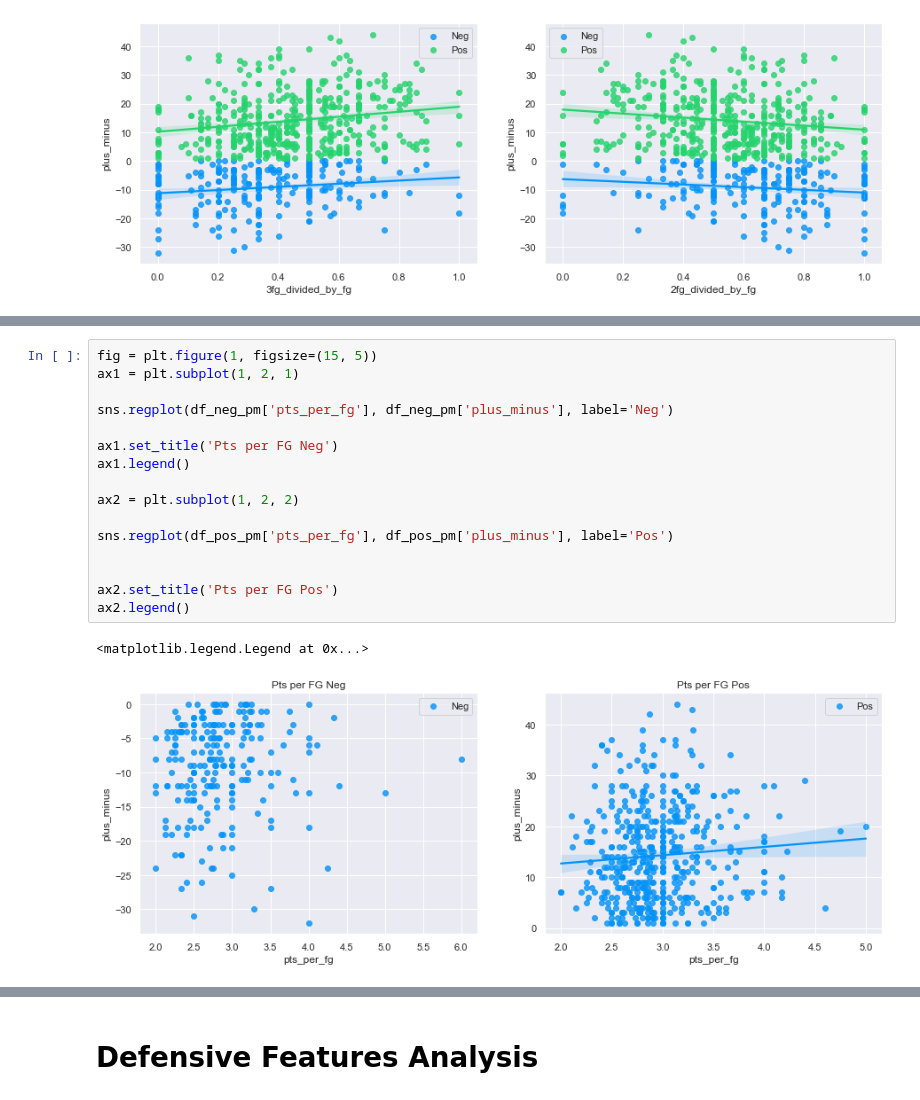
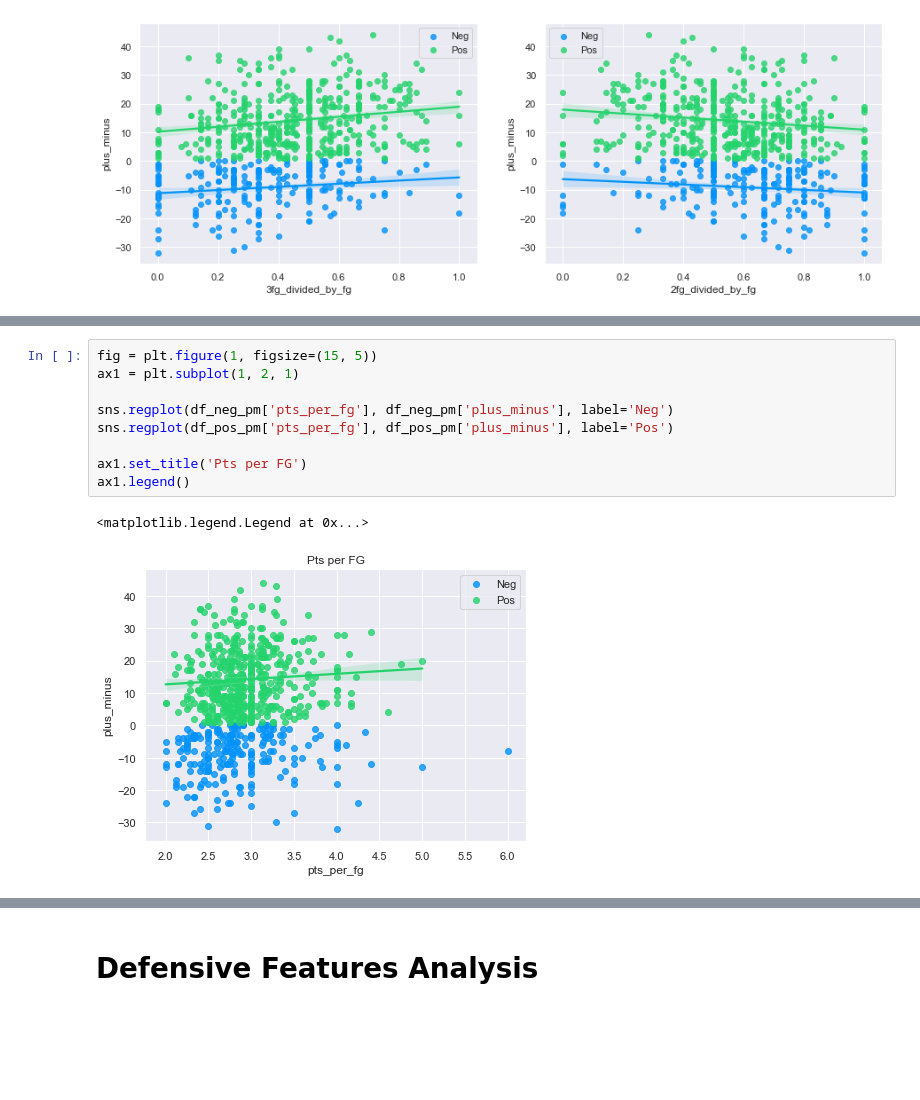
Before and after one commit to sahilkamboj3/StephenCurryMLEfficiencyPredictor, a Jupyter notebook: Game Data Visualization.ipynb, the cells around one changed output, grey strips where cells are left out. Saved outputs shown, nothing was run; the diff lists cells and outputs as text; blank space fills up the shorter version.

```diff
--- a/Game Data Visualization.ipynb
+++ b/Game Data Visualization.ipynb
@@ -288,22 +233,15 @@ See the caveats in the documentation: http://pandas.pydata.org/pandas-docs/stabl
 # %%
 fig = plt.figure(1, figsize=(15, 5))
 ax1 = plt.subplot(1, 2, 1)
 
 sns.regplot(df_neg_pm['pts_per_fg'], df_neg_pm['plus_minus'], label='Neg')
-
-ax1.set_title('Pts per FG Neg')
-ax1.legend()
-
-ax2 = plt.subplot(1, 2, 2)
-
 sns.regplot(df_pos_pm['pts_per_fg'], df_pos_pm['plus_minus'], label='Pos')
 
-
-ax2.set_title('Pts per FG Pos')
-ax2.legend()
+ax1.set_title('Pts per FG')
+ax1.legend()
 # %% [output]
 <matplotlib.legend.Legend at 0x...>
-[figure, old version]
+[figure, new version]
 # %%
 df_neg_pm['FT+FG3'] = df_neg_pm['ft'] + df_neg_pm['fg3']
 df_pos_pm['FT+FG3'] = df_pos_pm['ft'] + df_pos_pm['fg3']
```
Also changed, not shown: parts of 14 cells of this notebook.
